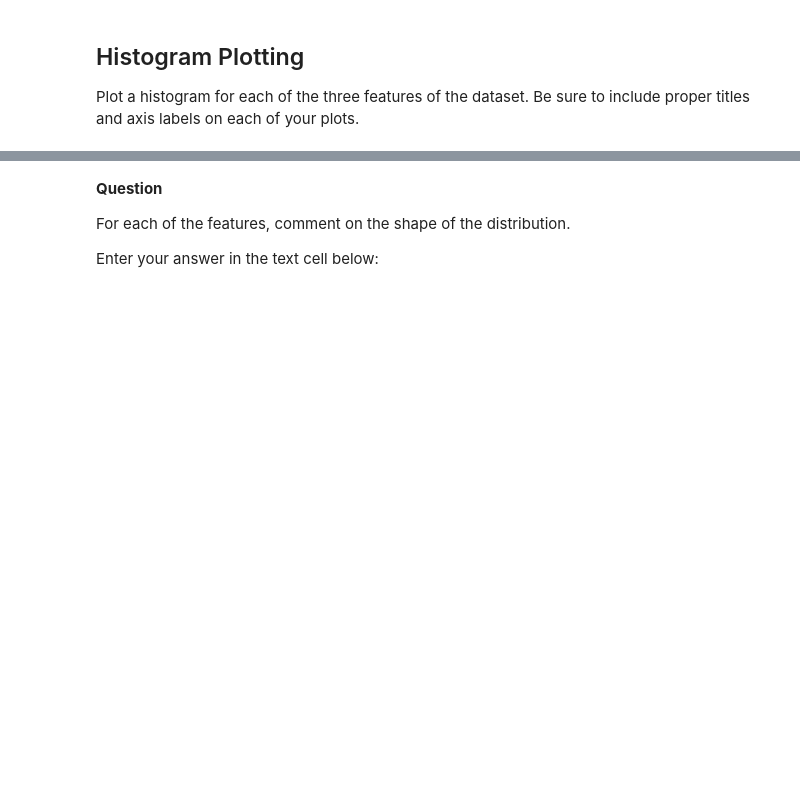
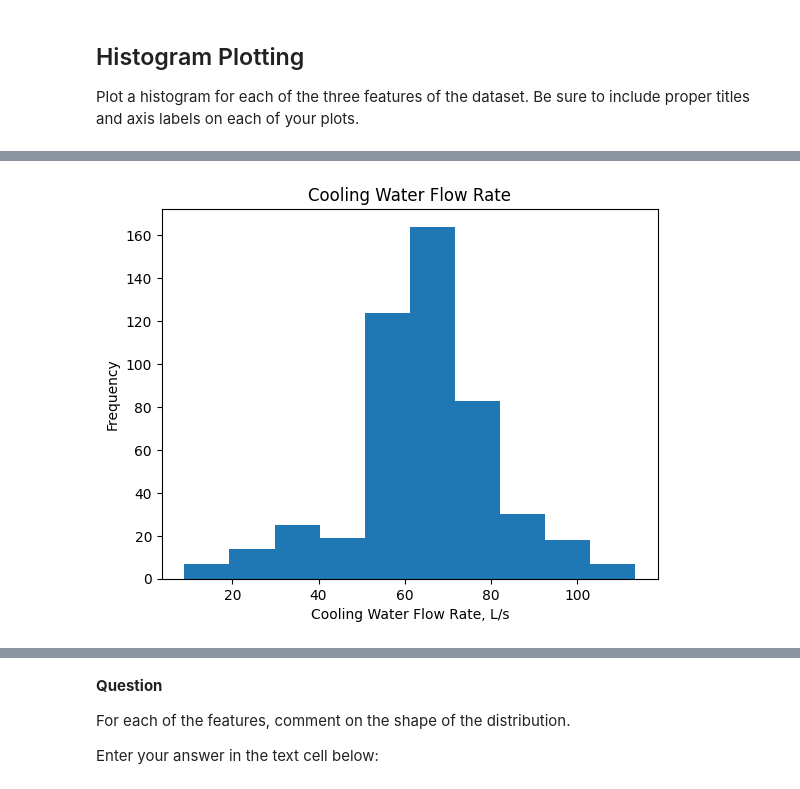
Before and after one commit to ncat-morrow/isen-project-1-jk, a Jupyter notebook: ISEN_370_Project_1_Assignment.ipynb, the cells around one changed output, grey strips where cells are left out. Cells and saved outputs as stored; diff of their text form; code cells hidden in the pictures; blank space fills up the shorter version.

```diff
--- a/ISEN_370_Project_1_Assignment.ipynb
+++ b/ISEN_370_Project_1_Assignment.ipynb
@@ -48,0 +85,8 @@ Plot a histogram for each of the three features of the dataset. Be sure to inclu
+# %%
+plt.hist(features['Cooling Water Flow Rate'])
+plt.ylabel('Frequency')
+plt.xlabel("Cooling Water Flow Rate, L/s")
+plt.title('Cooling Water Flow Rate')
+plt.show()
+# %% [output]
+[figure, added]
```
Also changed, not shown: parts of 8 cells of this notebook.
